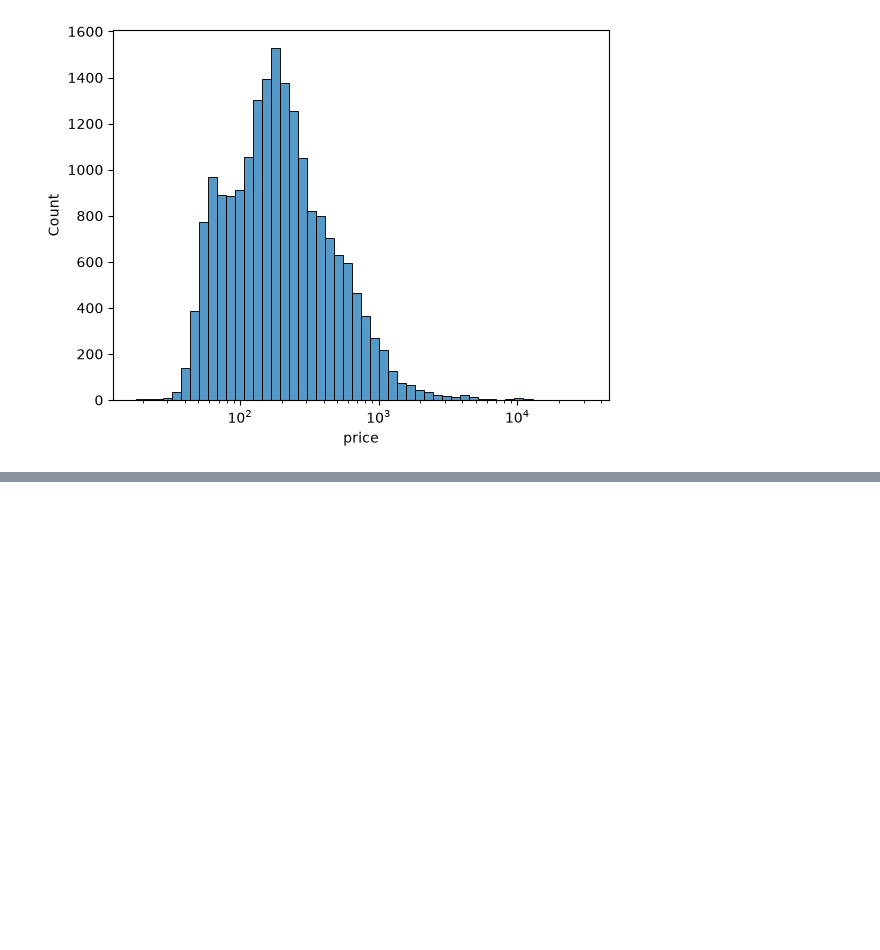
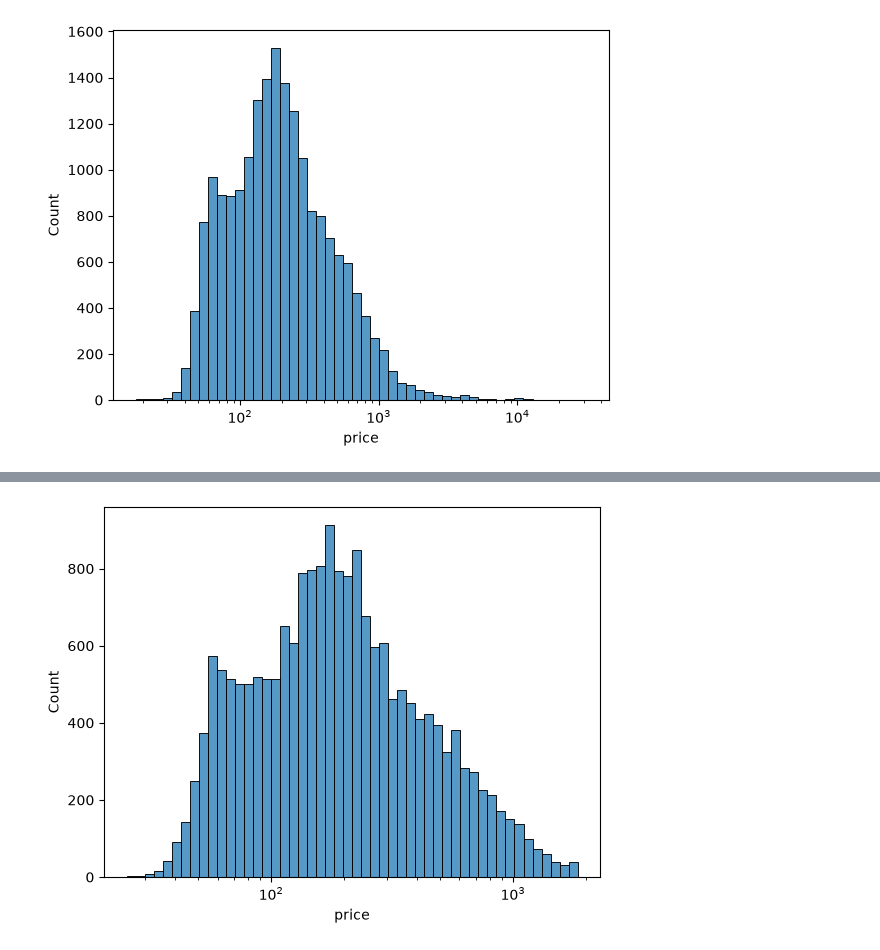
Before and after one commit to hyder13-10/airbnb-pricing-engine, a Jupyter notebook: notebooks/02_cleaning.ipynb, the cells around one changed output, grey strips where cells are left out. Drawn from its saved outputs; the diff is of its cells as text; code cells hidden in the pictures; blank space fills up the shorter version.

Commit message:
Day 2: remove price outliers (25 to p99), 19,097 rows left

```diff
--- a/notebooks/02_cleaning.ipynb
+++ b/notebooks/02_cleaning.ipynb
@@ -448,0 +399,4 @@ Dataset saved! Final shape: (19025, 29)
+# %%
+mask = df_useful['price'].between(25,1849.268000000001)
+# %%
+df_useful = df_useful[mask]
@@ -448,0 +417,5 @@ Dataset saved! Final shape: (19025, 29)
+# %%
+sns.histplot(df_useful,x="price", bins=50,log_scale=True )
+plt.show()
+# %% [output]
+[figure, added]
```
Also changed, not shown: parts of 10 cells of this notebook, 1 other file.
